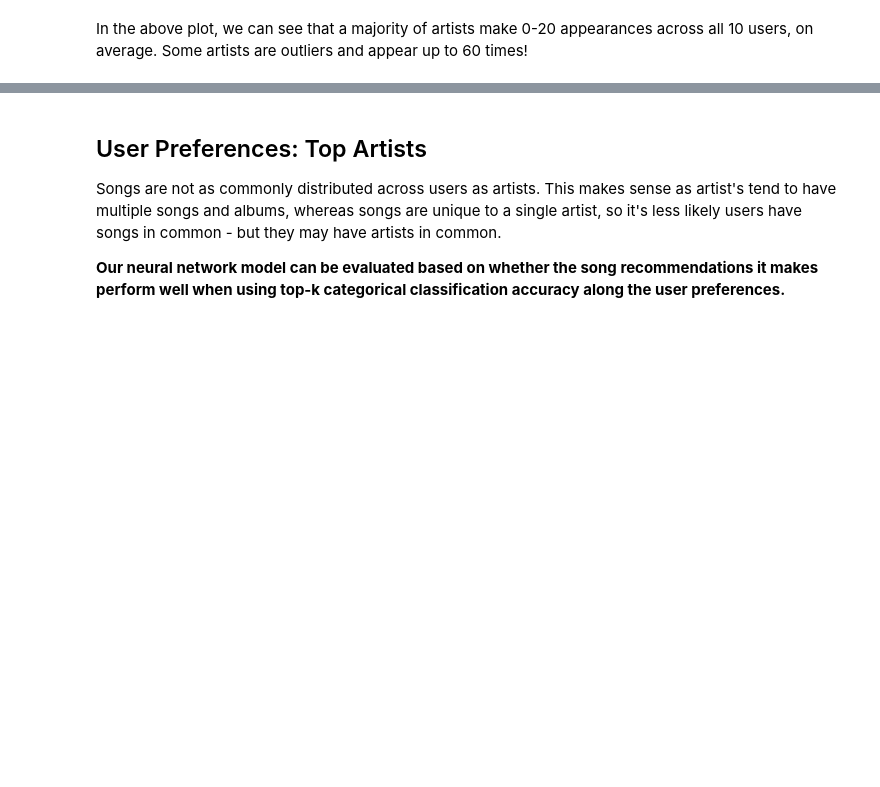
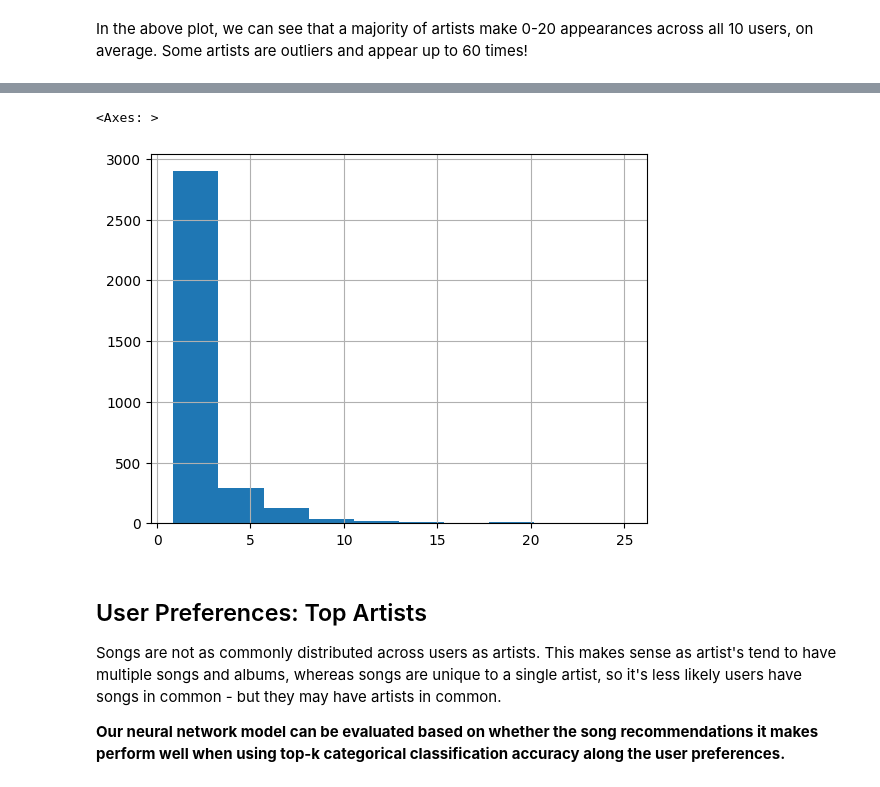
Before and after one commit to Bryan-Az/Neurobytes, a Jupyter notebook: mlops/notebooks/tracks_eda.ipynb, the cells around one changed output, grey strips where cells are left out. Saved outputs shown, nothing was run; the diff lists cells and outputs as text; code cells hidden in the pictures; blank space fills up the shorter version.

Commit message:
tracks eda on user preferences w/ lastfm api

```diff
--- a/mlops/notebooks/tracks_eda.ipynb
+++ b/mlops/notebooks/tracks_eda.ipynb
@@ -105,3 +106,8 @@ In the above plot, we can see that a majority of artists make 0-20 appearances a
+# %%
+user_preferences.groupby(by='songID').count().mean(axis=1).hist()
+# %% [output]
+<Axes: >
+[figure, added]
 # %% [markdown]
 ## User Preferences: Top Artists
 
```
Also changed, not shown: parts of 9 cells of this notebook.
